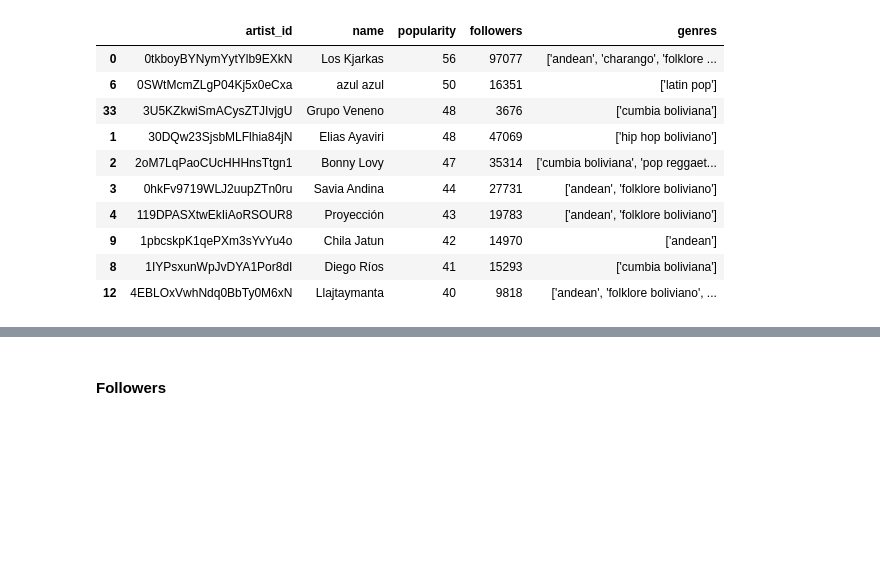
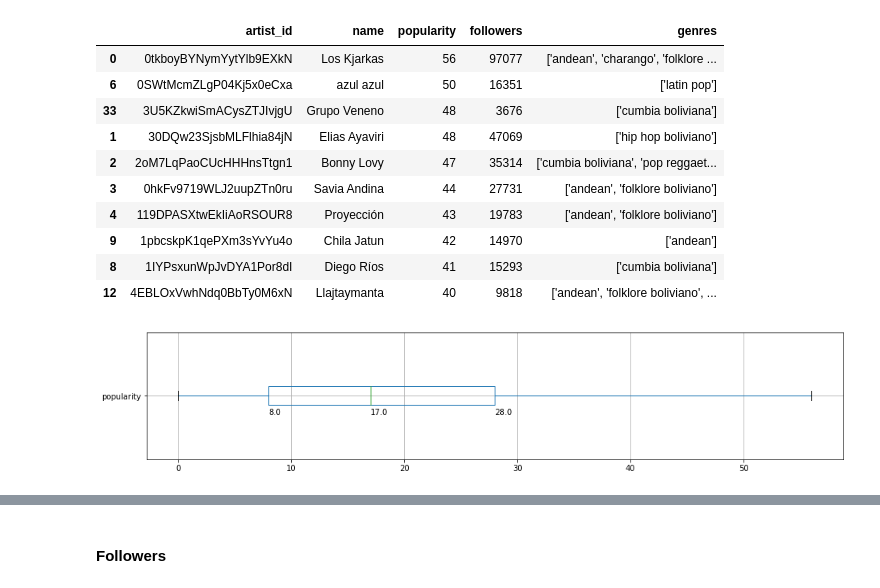
Before and after one commit to leanguardia/bolivian-music, a Jupyter notebook: Capstone-Project.ipynb, the cells around one changed output, grey strips where cells are left out. Cells and saved outputs as stored; diff of their text form; code cells hidden in the pictures; blank space fills up the shorter version.

```diff
--- a/Capstone-Project.ipynb
+++ b/Capstone-Project.ipynb
@@ -66,7 +66,8 @@ dtypes: int64(2), object(3)
 memory usage: 8.1+ KB
 # %%
 quantitative_cols = ['popularity', 'followers']
-df[quantitative_cols].describe()
+desc = df[quantitative_cols].describe()
+desc
 # %% [output]
 |  | popularity | followers |
 | count | 204.000000 | 204.000000 |
@@ -140,3 +141,10 @@ df.sort_values('popularity', ascending=False).head(10)
 | 9 | 1pbcskpK1qePXm3sYvYu4o | Chila Jatun | 42 | 14970 | ['andean'] |
 | 8 | 1IYPsxunWpJvDYA1Por8dI | Diego Ríos | 41 | 15293 | ['cumbia boliviana'] |
 | 12 | 4EBLOxVwhNdq0BbTy0M6xN | Llajtaymanta | 40 | 9818 | ['andean', 'folklore boliviano', ... |
+# %%
+ax = df.boxplot(column='popularity', vert=False, figsize=(16,3));
+ax.annotate(df.popularity.median(), (df.popularity.median(), 0.85))
+ax.annotate(desc.popularity['25%'], (desc.popularity['25%'], 0.85))
+ax.annotate(desc.popularity['75%'], (desc.popularity['75%'], 0.85));
+# %% [output]
+[figure, added]
```
Also changed, not shown: parts of 10 cells of this notebook.
